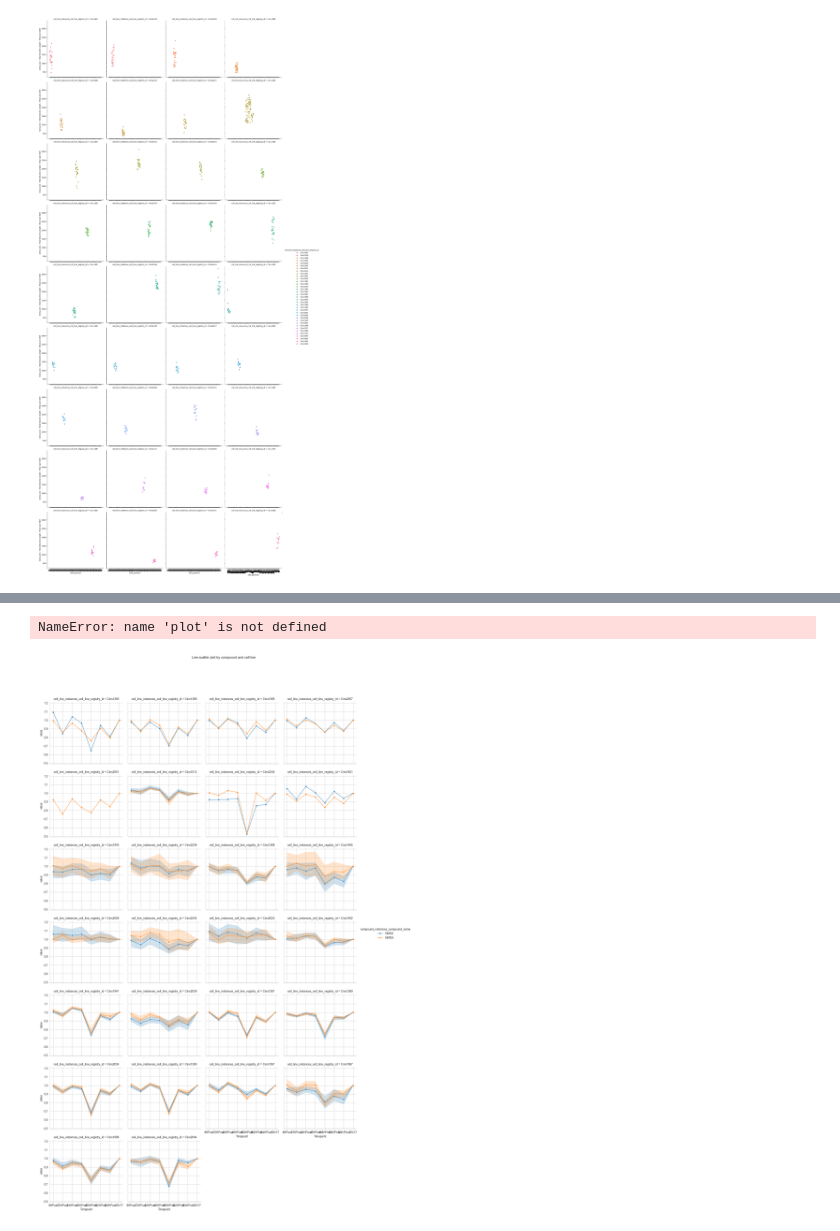
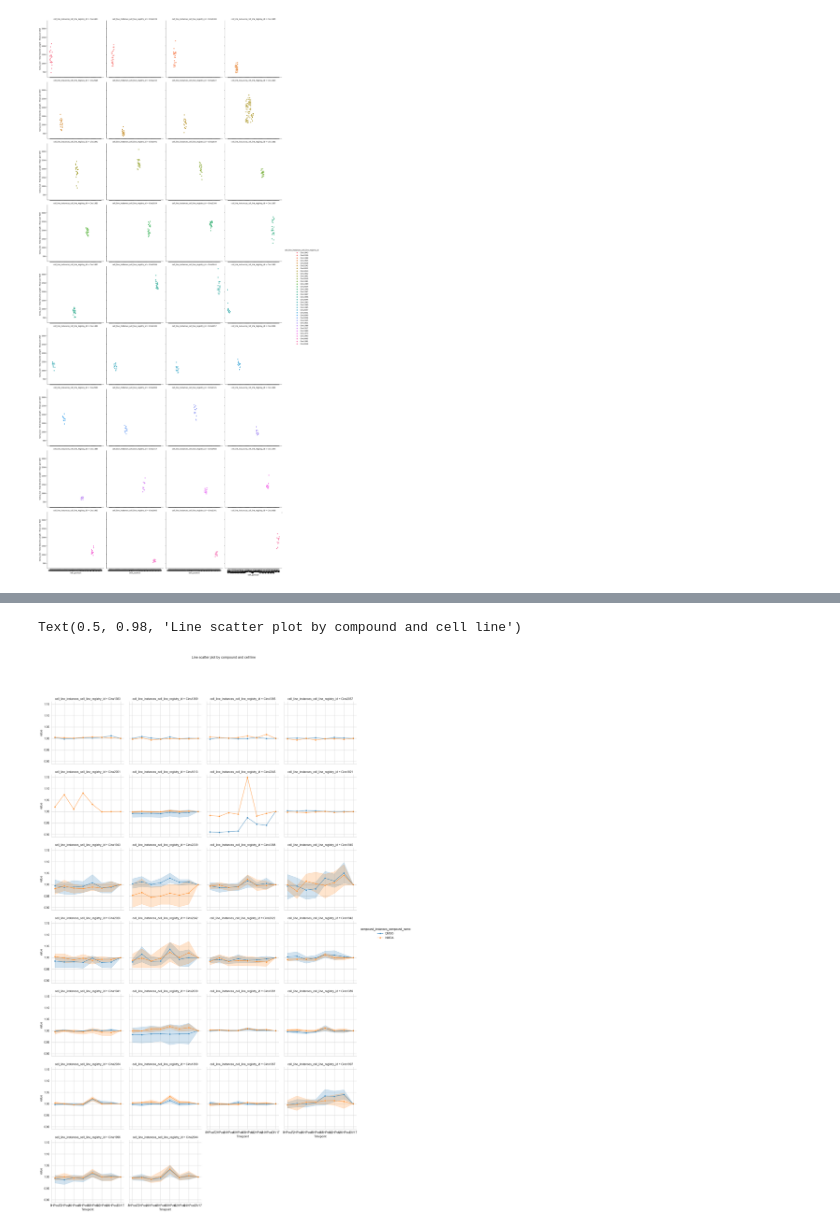
Before and after one commit to sasances/DPC_Glutamate, a Jupyter notebook: DPC_Analysis_precompiled.ipynb, the cells around one changed output, grey strips where cells are left out. Saved outputs shown, nothing was run; the diff lists cells and outputs as text; code cells hidden in the pictures.

```diff
--- a/DPC_Analysis_precompiled.ipynb
+++ b/DPC_Analysis_precompiled.ipynb
@@ -157,18 +179,0 @@ melted_df = melted_df.dropna(subset=["value"])
-# %%
-# Do Some plotting
-
-# Define the plot
-sns.set_style("whitegrid")
-g = sns.FacetGrid(melted_df, col="cell_line_instances_cell_line_registry_id", hue="compound_instances_compound_name",
-                  col_wrap=4, height=4)
-
-# Create the plot with aggregated values by "Timepoint" for x-axis and "y" column
-g = (g.map(sns.lineplot, "Timepoint", "value", marker="o", alpha=0.7).add_legend())
-
-# Show the plot
-sns.despine()
-g.fig.subplots_adjust(top=0.9)
-g.fig.suptitle("Line scatter plot by compound and cell line")
-# %% [output]
-NameError: name 'plot' is not defined
-[figure, removed]
@@ -174,0 +224,25 @@ NameError: name 'plot' is not defined
+# %%
+### Plot timecouse
+labels = ['cell_line_instances_cell_line_edit_description', 'cell_line_instances_cell_line_registry_id', 'compound_instances_compound_name']
+timepoints = timepoints
+assay = assay
+
+# Melt the label and timepoint columns to one column each
+melted_df = pd.melt(plot_df, id_vars=labels, value_vars=timepoints, var_name='Timepoint', value_name="value")
+melted_df = melted_df.dropna(subset=["value"])
+
+# Define the plot
+sns.set_style("whitegrid")
+g = sns.FacetGrid(melted_df, col="cell_line_instances_cell_line_registry_id", hue="compound_instances_compound_name",
+                  col_wrap=4, height=4)
+
+# Create the plot with aggregated values by "Timepoint" for x-axis and "y" column
+g = (g.map(sns.lineplot, "Timepoint", "value", marker="o", alpha=0.7).add_legend())
+
+# Show the plot
+sns.despine()
+g.fig.subplots_adjust(top=0.9)
+g.fig.suptitle("Line scatter plot by compound and cell line")
+# %% [output]
+Text(0.5, 0.98, 'Line scatter plot by compound and cell line')
+[figure, added]
```
Also changed, not shown: parts of 4 cells of this notebook.
